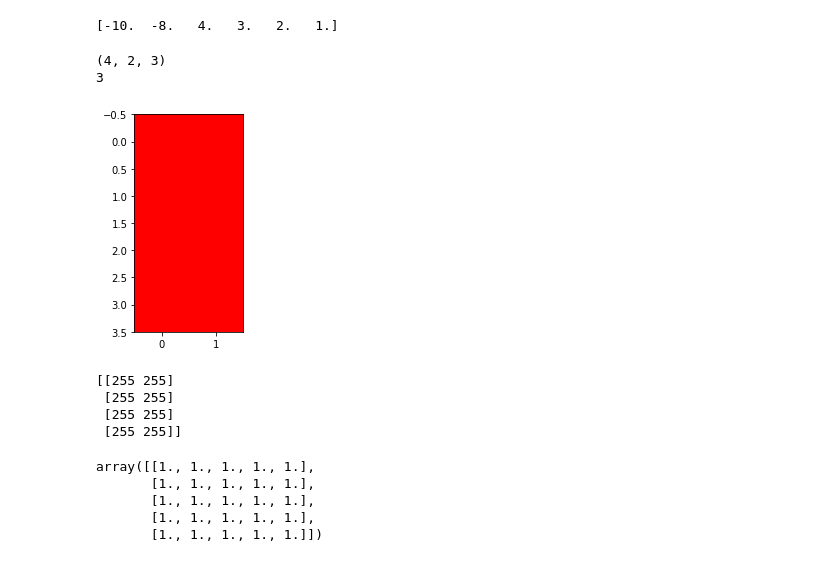
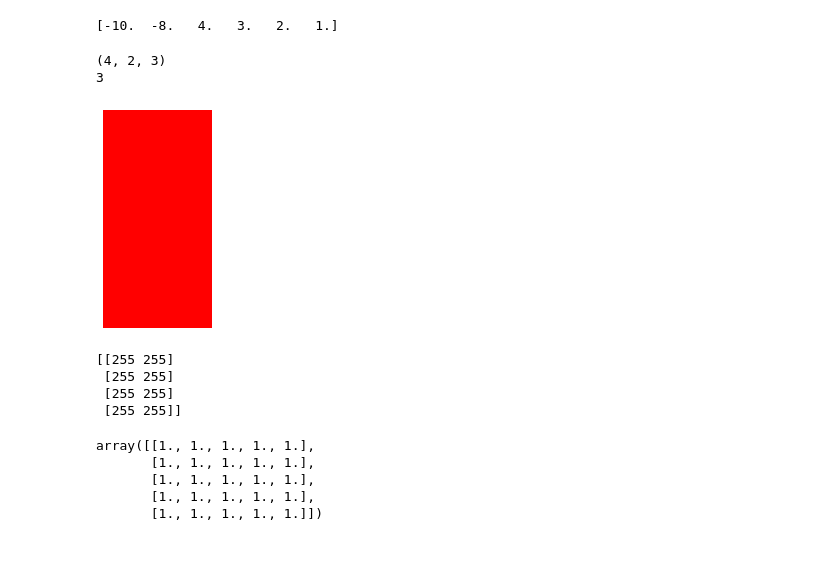
Before and after one commit to swraj28/Machine_Learning_Deep_Learning, a Jupyter notebook: 1.Python For Machine Learning and Data Science/04 Numpy/Numpy(cm).ipynb, the cells around one changed output. Drawn from its saved outputs; the diff is of its cells as text; code cells hidden in the pictures.

```diff
--- a/1.Python For Machine Learning and Data Science/04 Numpy/Numpy(cm).ipynb
+++ b/1.Python For Machine Learning and Data Science/04 Numpy/Numpy(cm).ipynb
@@ -270,21 +270,22 @@ print(a)
 # %%
 a=np.zeros((4,6),dtype="int32")
 a=a.reshape((4,2,3))
 
 print(a.shape)
 
 import matplotlib.pyplot as plt
 a[ : , : ,0]=255
 # a[:,:,[0,2]]=a[:,:,[2,0]] # Swapping two channels with each other
 print(a.ndim)
 plt.imshow(a)
+plt.axis("off")
 plt.show()
 
 print(a[ : , :, 0])
 # %% [output]
 (4, 2, 3)
 3
-[figure, old version]
+[figure, new version]
 [[255 255]
  [255 255]
  [255 255]
```
Also changed, not shown: parts of 1 cell of this notebook.
